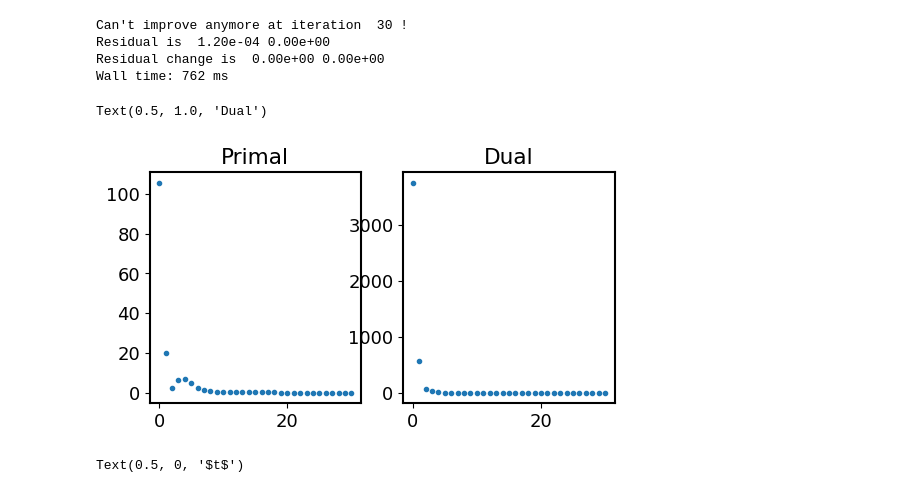
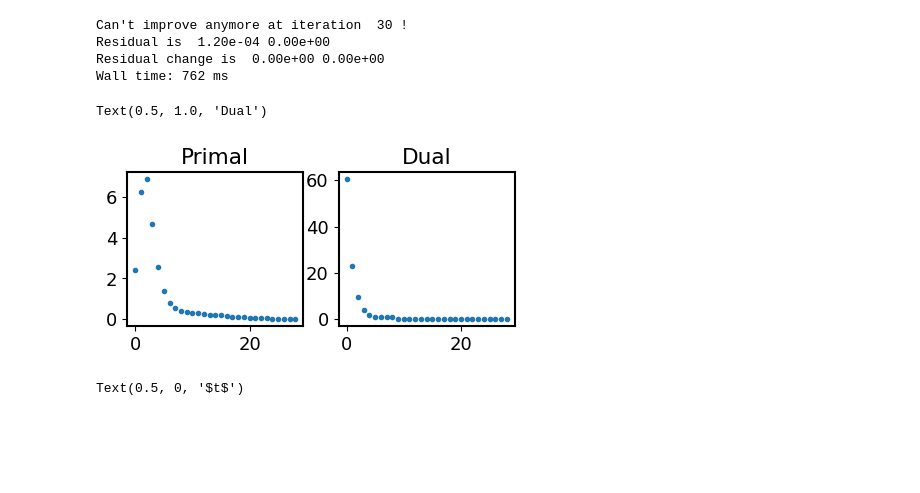
Before and after one commit to chenjianxing1/iLQR-ADMM, a Jupyter notebook: notebooks/3DoF robot/Iterative LQR with 3DoF and constraints.ipynb, the cells around one changed output. Cells and saved outputs as stored; diff of their text form; code cells hidden in the pictures; blank space fills up the shorter version.

```diff
--- a/notebooks/3DoF robot/Iterative LQR with 3DoF and constraints.ipynb
+++ b/notebooks/3DoF robot/Iterative LQR with 3DoF and constraints.ipynb
@@ -275,14 +275,14 @@ Residual is  1.20e-04 0.00e+00
 Residual change is  0.00e+00 0.00e+00
 Wall time: 762 ms
 # %%
-fig,ax= plt.subplots(ncols=2, figsize=(6,3))
-ax[0].plot(np.stack(log)[:,0], ".")
+fig,ax= plt.subplots(ncols=2, figsize=(5,2))
+ax[0].plot(np.stack(log)[2:,0], ".")
 ax[0].set_title("Primal")
-ax[1].plot(np.stack(log)[:,1], ".")
+ax[1].plot(np.stack(log)[2:,1], ".")
 ax[1].set_title("Dual")
 # %% [output]
 Text(0.5, 1.0, 'Dual')
-[figure, old version]
+[figure, new version]
 # %%
 
 fig,ax= plt.subplots(ncols=3,figsize=(15,4))
```
Also changed, not shown: parts of 1 cell of this notebook, 1 other file.
